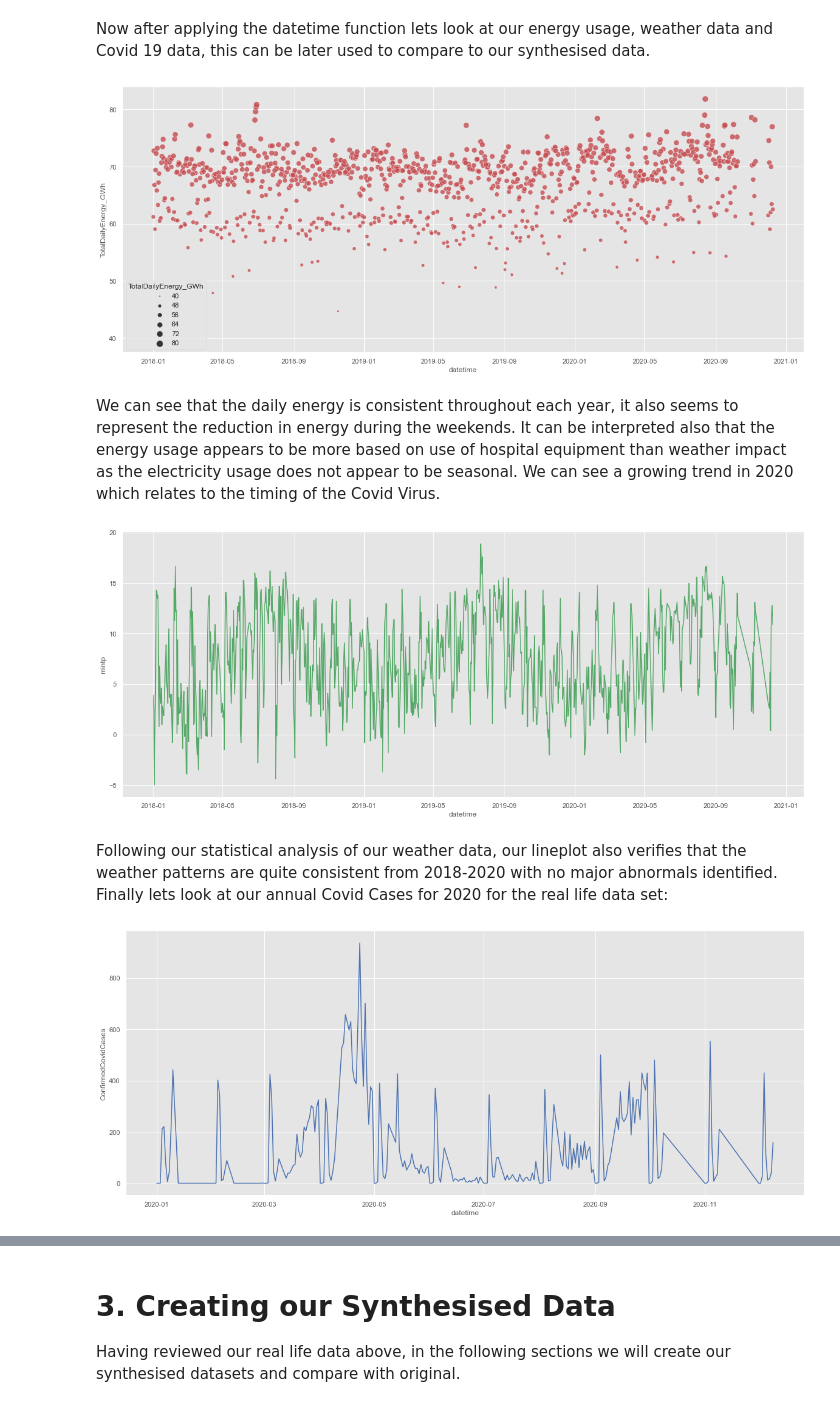
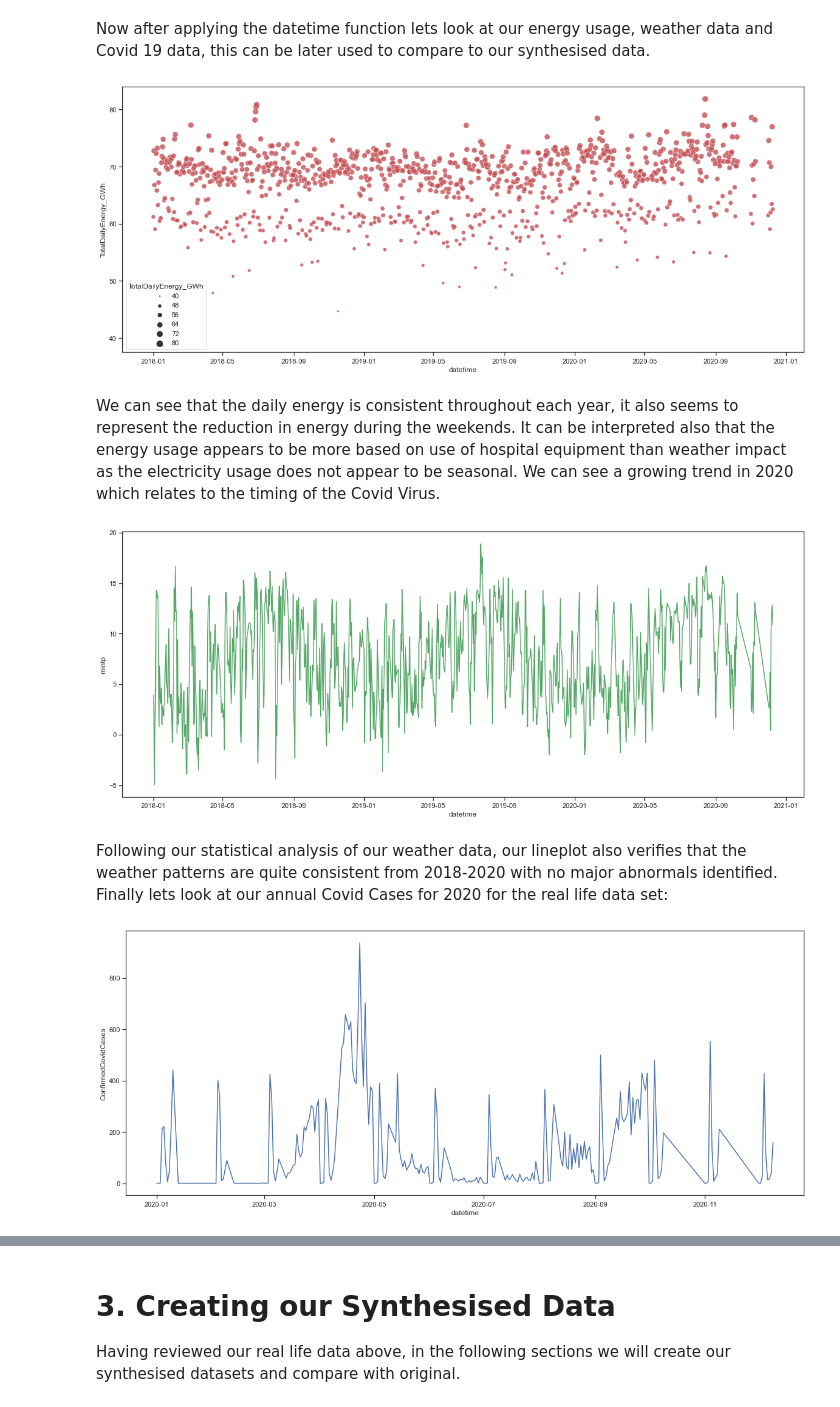
Before and after one commit to Keitho08/Prog_for_data_analyis_project_2020, a Jupyter notebook: Programming_for_Data_Analysis_Project_2020.ipynb, the cells around one changed output, grey strips where cells are left out. Drawn from its saved outputs; the diff is of its cells as text; code cells hidden in the pictures.

```diff
--- a/Programming_for_Data_Analysis_Project_2020.ipynb
+++ b/Programming_for_Data_Analysis_Project_2020.ipynb
@@ -119,34 +119,36 @@ Now after applying the datetime function lets look at our energy usage, weather
 # %%
 # Total Daily Energy Plot
 
 import matplotlib.pyplot as plt
 import matplotlib.dates as mdates
 import seaborn as sns
 import numpy as np
 import pandas as pd
 import datetime # for reading date timeseries data
-plt.style.use("ggplot") # A nicer style to use for plots
+#plt.style.use("ggplot") # A nicer style to use for plots
 plt.rcParams["figure.figsize"] = (20,8) #sets the plots size
+sns.set_theme(style="ticks")
+
 
 # In order to generate our total daily energy over the years we will first combine data using pd.concat function:
 CombinedData = pd.concat([Energy2018, Energy2019, Energy2020])
 
 TotalDailyEnergyPlot = sns.scatterplot(x="datetime", y="TotalDailyEnergy_GWh", size="TotalDailyEnergy_GWh", sizes=(1, 100), alpha=.8, data=CombinedData[0:], color='r')
 # We then create a scatter plot with x-axis as date and y as Total Daily Energy
 # We based the size of the dots based on the amount of energy using the field 1-100, alpha of 0.8 and colour red.
 # %% [output]
-[figure, old version]
+[figure, new version]
 # %% [markdown]
 We can see that the daily energy is consistent throughout each year, it also seems to represent the reduction in energy during the weekends. It can be interpreted also that the energy usage appears to be more based on use of hospital equipment than weather impact as the electricity usage does not appear to be seasonal. We can see a growing trend in 2020 which relates to the timing of the Covid Virus.
 # %%
 DailyWeatherPlot = sns.lineplot(x="datetime", y="mintp", data=CombinedData[0:], color='g')
 # %% [output]
-[figure, old version]
+[figure, new version]
 # %% [markdown]
 Following our statistical analysis of our weather data, our lineplot also verifies that the weather patterns are quite consistent from 2018-2020 with no major abnormals identified.
 Finally lets look at our annual Covid Cases for 2020 for the real life data set:
 # %%
 DailyCovidCasesPlot=sns.lineplot(x="datetime", y="ConfirmedCovidCases", data=Energy2020[0:], color='b')
 # %% [output]
-[figure, old version]
+[figure, new version]
 # %% [markdown]
```
Also changed, not shown: parts of 37 cells of this notebook.
